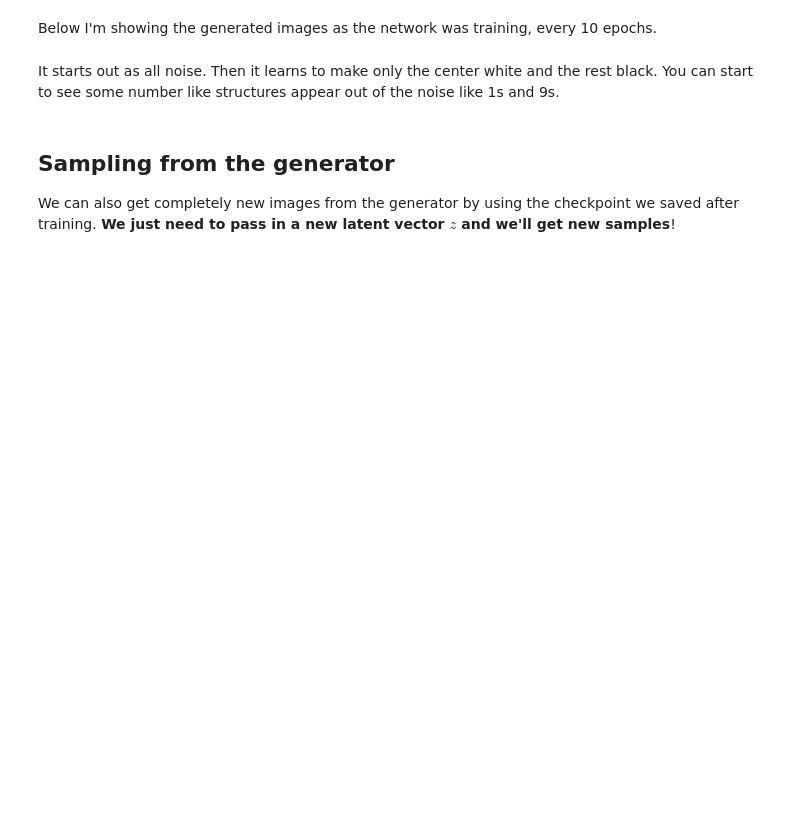
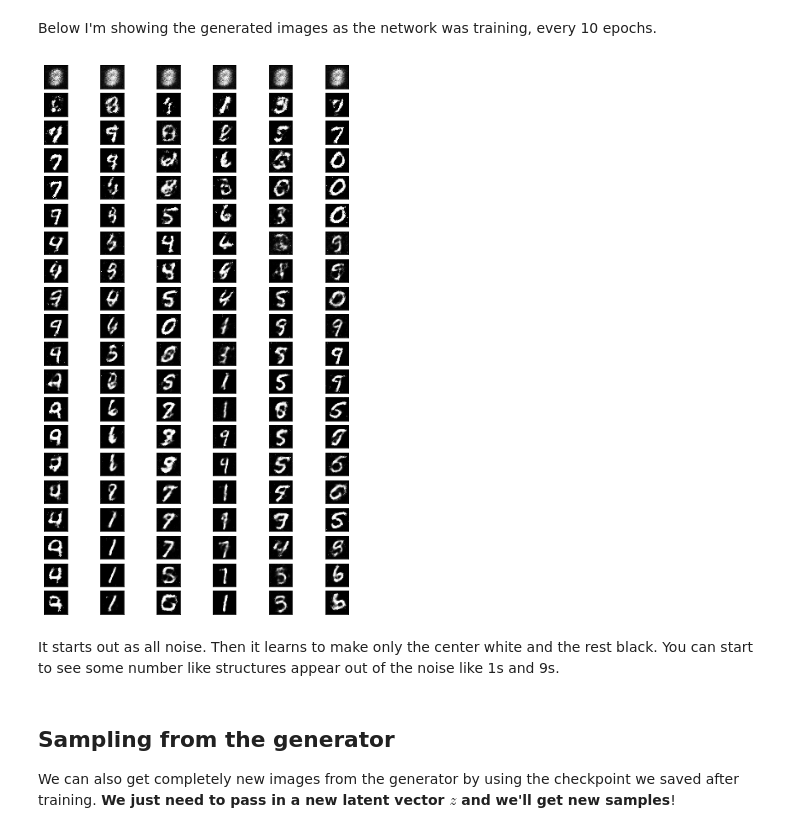
Before and after one commit to huohsien/test_udacity_dlnd, a Jupyter notebook: gan-mnist/MNIST_GAN_Exercise.ipynb, the cells around one changed output. Drawn from its saved outputs; the diff is of its cells as text; code cells hidden in the pictures; blank space fills up the shorter version.

Commit message:
finish GAN exercise. MNIST_GAN_Exercise. use epoch =200 2 times the epoch in the provided answer notebook with no obvious improvment (even worse. hard to tell)

```diff
--- a/gan-mnist/MNIST_GAN_Exercise.ipynb
+++ b/gan-mnist/MNIST_GAN_Exercise.ipynb
@@ -167,16 +167,16 @@ input_size = 28*28
 # Size of discriminator output (real or fake)
 d_output_size = 1
 # Size of *last* hidden layer in the discriminator
-d_hidden_size = 7*28
+d_hidden_size = 64
 
 # Generator hyperparams
 
 # Size of latent vector to give to generator
-z_size = 50
+z_size = 100
 # Size of discriminator output (generated image)
 g_output_size = 28*28
 # Size of *first* hidden layer in the generator
-g_hidden_size = 7*28
+g_hidden_size = 64
 # %% [markdown]
 ## Build complete network
 
@@ -258,7 +258,7 @@ We want to update the generator and discriminator variables separately. So, we'l
 import torch.optim as optim
 
 # learning rate for optimizers
-lr = 0.002
+lr = 0.001
 
 # Create optimizers for the discriminator and generator
 d_optimizer = optim.Adam(D.parameters(), lr = lr)
@@ -288,7 +288,7 @@ As we train, we'll also print out some loss statistics and save some generated "
 import pickle as pkl
 
 # training hyperparams
-num_epochs = 100
+num_epochs = 200
 
 # keep track of loss and generated, "fake" samples
 samples = []
@@ -435,16 +440,18 @@ view_samples(-1, samples)
 # %% [markdown]
 Below I'm showing the generated images as the network was training, every 10 epochs.
 # %%
-rows = 10 # split epochs into 10, so 100/10 = every 10 epochs
+rows = 20 # split epochs into 10, so 100/10 = every 10 epochs
 cols = 6
 fig, axes = plt.subplots(figsize=(7,12), nrows=rows, ncols=cols, sharex=True, sharey=True)
 
 for sample, ax_row in zip(samples[::int(len(samples)/rows)], axes):
     for img, ax in zip(sample[::int(len(sample)/cols)], ax_row):
         img = img.detach()
         ax.imshow(img.reshape((28,28)), cmap='Greys_r')
         ax.xaxis.set_visible(False)
         ax.yaxis.set_visible(False)
+# %% [output]
+[figure, added]
 # %% [markdown]
 It starts out as all noise. Then it learns to make only the center white and the rest black. You can start to see some number like structures appear out of the noise like 1s and 9s.
 # %% [markdown]
```
Also changed, not shown: parts of 5 cells of this notebook, 1 other file.
